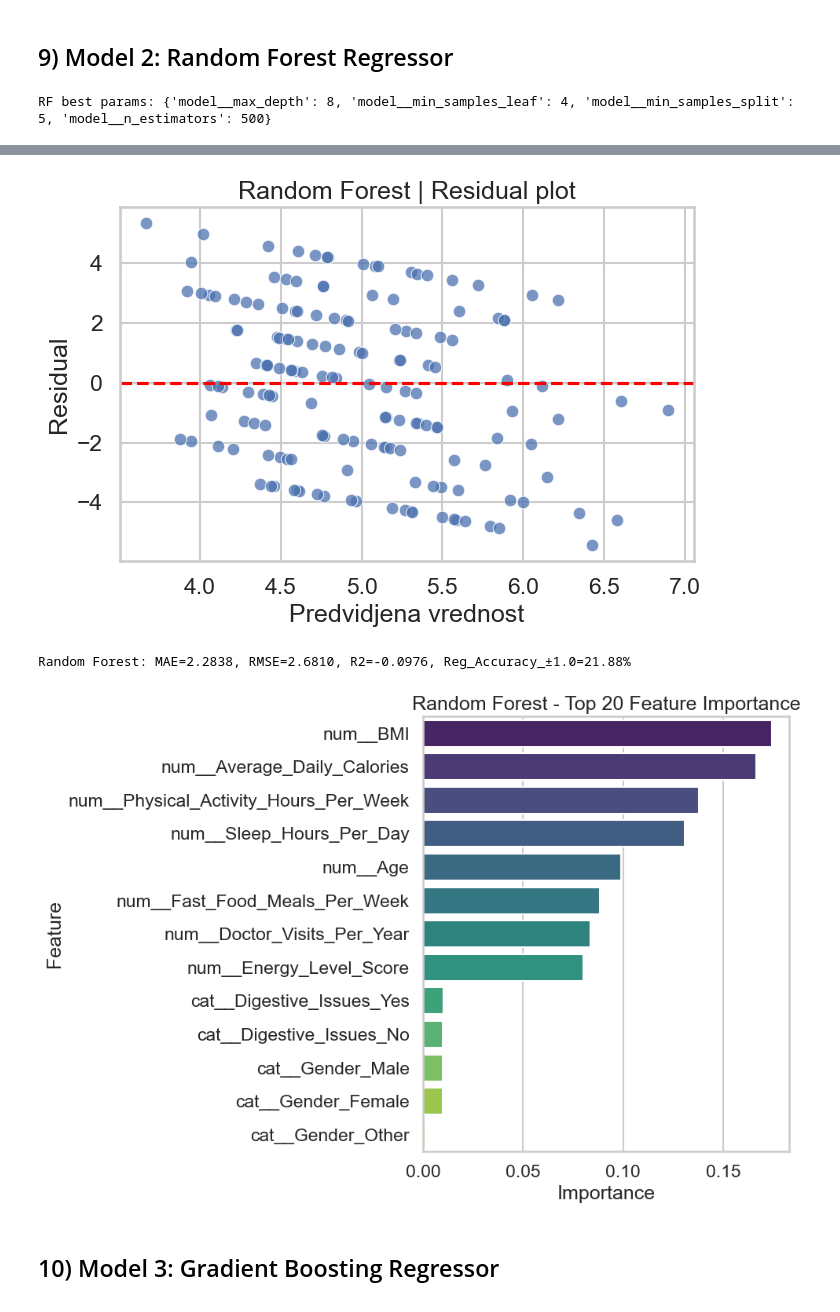
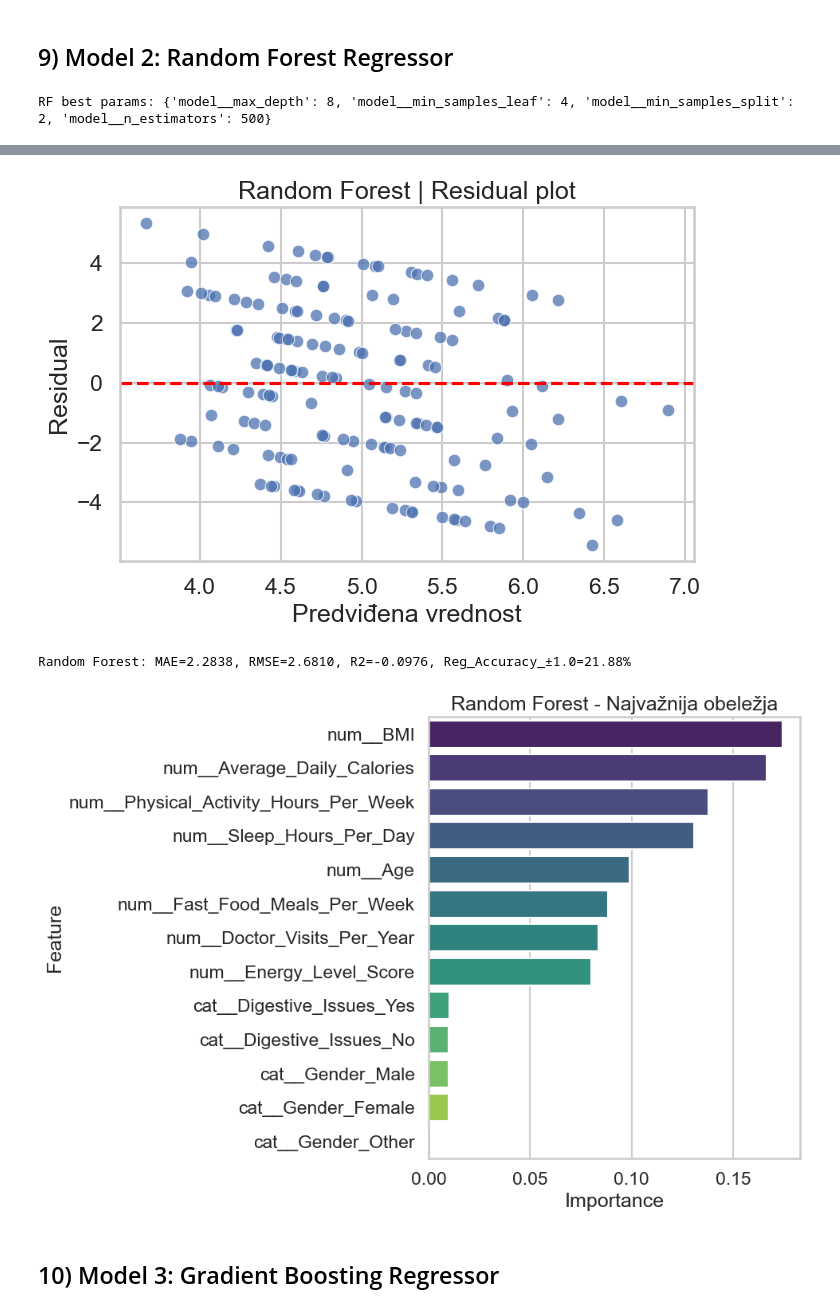
Before and after one commit to MarkoDjurdjevic03/MU1-Fast-Food-Consumption-Health-Impact, a Jupyter notebook: health_score_prediction.ipynb, the cells around one changed output, grey strips where cells are left out. Drawn from its saved outputs; the diff is of its cells as text; code cells hidden in the pictures.

```diff
--- a/health_score_prediction.ipynb
+++ b/health_score_prediction.ipynb
@@ -142,7 +140,7 @@ target_col = "Overall_Health_Score"
 num_cols = df.select_dtypes(include=np.number).columns.tolist()
 cat_cols = df.select_dtypes(exclude=np.number).columns.tolist()
 
-# Histogram target promenljive
+# Histogram ciljane promenljive
 fig, ax = plt.subplots(figsize=(10, 5))
 sns.histplot(df[target_col], bins=20, kde=True, ax=ax, color="#1f77b4")
 ax.set_title("Distribucija Overall_Health_Score")
@@ -157,19 +155,19 @@ if box_num_cols:
     axes = np.array(axes).reshape(-1)
     for i, c in enumerate(box_num_cols):
         sns.boxplot(y=df[c], ax=axes[i], color="#2ca02c")
-        axes[i].set_title(f"Boxplot: {c}")
+        axes[i].set_title(f"{c}")
     for j in range(i + 1, len(axes)):
         axes[j].axis("off")
     fig.tight_layout()
     figures["eda_boxplots_numeric"] = fig
     plt.show()
 
-# Countplot kategorijskih kolona
+# Countplot kategoričkih kolona
 for c in cat_cols:
     fig, ax = plt.subplots(figsize=(8, 4))
     order = df[c].value_counts().index
     sns.countplot(data=df, x=c, order=order, ax=ax, palette="Set2")
-    ax.set_title(f"Countplot: {c}")
+    ax.set_title(f"{c}")
     ax.tick_params(axis="x", rotation=20)
     fig.tight_layout()
     figures[f"eda_countplot_{c}"] = fig
@@ -302,9 +300,9 @@ def evaluate_regression_model(model_name, model, X_train, y_train, X_test, y_tes
     min_v = min(y_test.min(), y_pred.min())
     max_v = max(y_test.max(), y_pred.max())
     ax1.plot([min_v, max_v], [min_v, max_v], color="red", linestyle="--")
-    ax1.set_title(f"{model_name} | Stvarno vs Predvidjanje")
+    ax1.set_title(f"{model_name} | Stvarno vs Predviđanje")
     ax1.set_xlabel("Stvarna vrednost")
-    ax1.set_ylabel("Predvidjena vrednost")
+    ax1.set_ylabel("Predviđena vrednost")
     fig1.tight_layout()
     figures[f"{model_name}_actual_vs_pred"] = fig1
     plt.show()
@@ -314,7 +312,7 @@ def evaluate_regression_model(model_name, model, X_train, y_train, X_test, y_tes
     sns.scatterplot(x=y_pred, y=residuals, ax=ax2, alpha=0.75)
     ax2.axhline(0, color="red", linestyle="--")
     ax2.set_title(f"{model_name} | Residual plot")
-    ax2.set_xlabel("Predvidjena vrednost")
+    ax2.set_xlabel("Predviđena vrednost")
     ax2.set_ylabel("Residual")
     fig2.tight_layout()
     figures[f"{model_name}_residuals"] = fig2
@@ -374,36 +372,36 @@ rf_search = GridSearchCV(
 )
 rf_search.fit(X_train, y_train)
 print("RF best params:", rf_search.best_params_)
 
 rf_model = evaluate_regression_model(
     "Random Forest", rf_search.best_estimator_, X_train, y_train, X_test, y_test
 )
 
 # Feature importance (RF)
 rf_regressor = rf_model.named_steps["model"]
 preprocessor_fitted = rf_model.named_steps["preprocess"]
 
 feature_names = preprocessor_fitted.get_feature_names_out()
 importances = rf_regressor.feature_importances_
 
 importance_df = (
     pd.DataFrame({"Feature": feature_names, "Importance": importances})
     .sort_values("Importance", ascending=False)
     .head(20)
 )
 
 fig, ax = plt.subplots(figsize=(10, 7))
 sns.barplot(data=importance_df, x="Importance", y="Feature", ax=ax, palette="viridis")
-ax.set_title("Random Forest - Top 20 Feature Importance")
+ax.set_title("Random Forest - Najvažnija obeležja")
 fig.tight_layout()
 figures["random_forest_feature_importance"] = fig
 plt.show()
 # %% [output]
-RF best params: {'model__max_depth': 8, 'model__min_samples_leaf': 4, 'model__min_samples_split': 5, 'model__n_estimators': 500}
+RF best params: {'model__max_depth': 8, 'model__min_samples_leaf': 4, 'model__min_samples_split': 2, 'model__n_estimators': 500}
 [figure]
 [figure]
 Random Forest: MAE=2.2838, RMSE=2.6810, R2=-0.0976, Reg_Accuracy_±1.0=21.88%
-[figure, old version]
+[figure, new version]
 # %% [markdown]
 ## 10) Model 3: Gradient Boosting Regressor
 # %%
```
Also changed, not shown: parts of 12 cells of this notebook.
